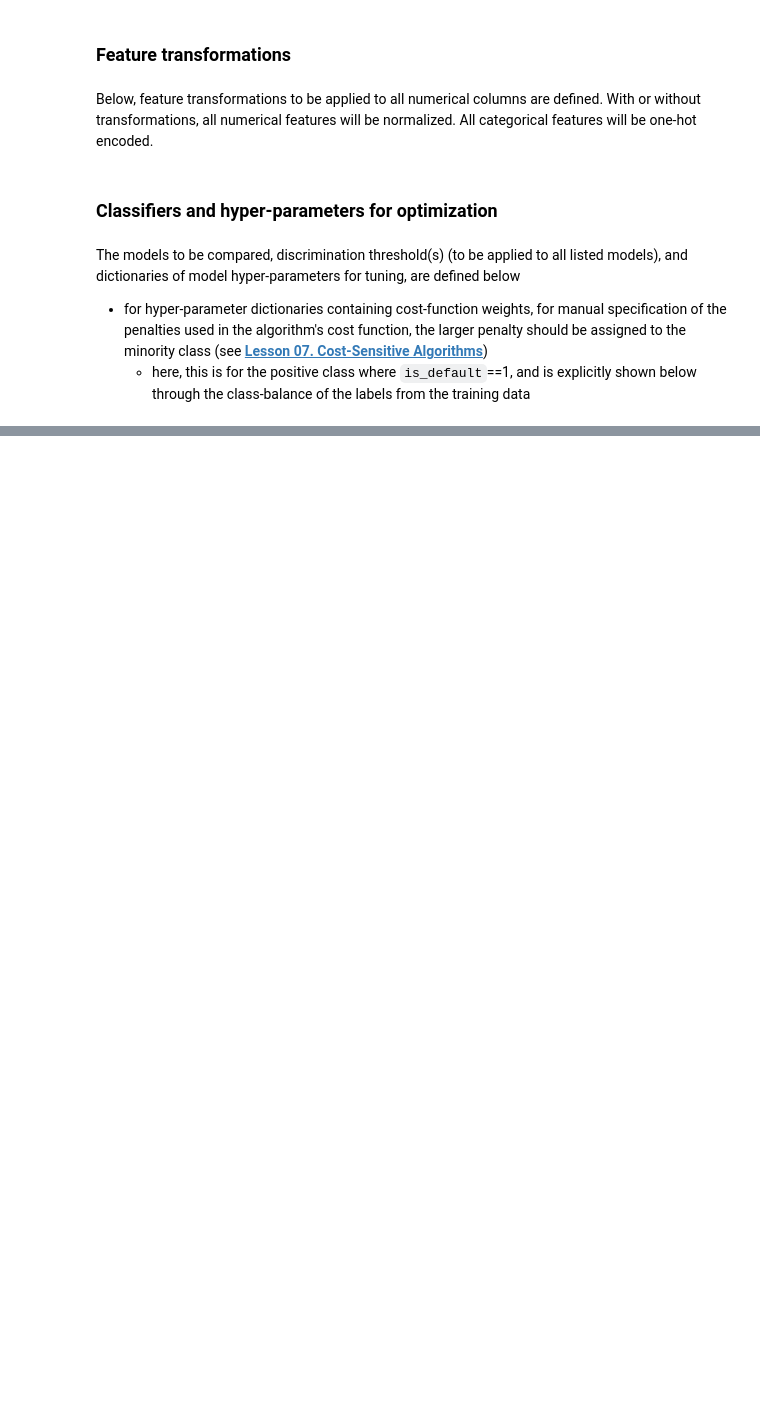
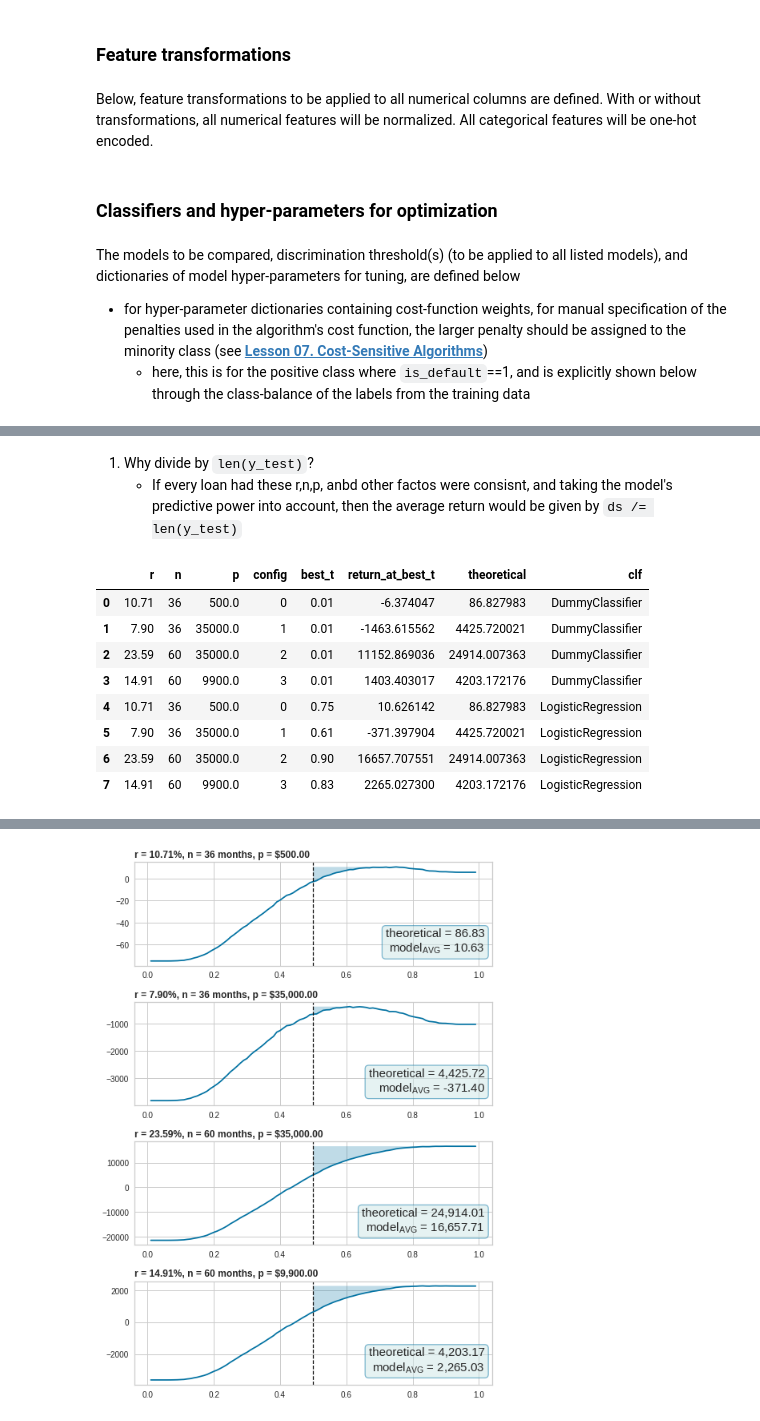
Before and after one commit to edesz/predict-loan-defaults, a Jupyter notebook: 5_experiments_in_classification_v2.ipynb, the cells around one changed output, grey strips where cells are left out. Saved outputs shown, nothing was run; the diff lists cells and outputs as text; code cells hidden in the pictures; blank space fills up the shorter version.

```diff
--- a/5_experiments_in_classification_v2.ipynb
+++ b/5_experiments_in_classification_v2.ipynb
@@ -498,0 +528,16 @@ display(df_gs[cols_to_show])
+# %%
+%%time
+cv = StratifiedKFold(n_splits=5, shuffle=False)
+df_gs = gridsearch(
+    X_train,
+    y_train,
+    parameters,
+    preprocessors["no_trans"],
+    cv,
+    multi_scorers,
+    threshold=0.5,
+)
+param_cols = df_gs.columns[
+    df_gs.columns.to_series().str.contains("param_")
+].tolist()
+display(df_gs[["clf"]+param_cols+cols_to_show])
@@ -498,0 +566,6 @@ display(df_gs[cols_to_show])
+# %%
+best_cfg_idx = 0
+best_dummy_cfg_idx = 8
+best_pipe, best_dummy_pipe = get_best_pipes(
+    best_cfg_idx, best_dummy_cfg_idx, df_gs, preprocessors["no_trans"], param_cols
+)
@@ -498,0 +590,3 @@ display(df_gs[cols_to_show])
+# %%
+_, confs = get_components_of_returns(X_val)
+confs
@@ -498,0 +598,5 @@ display(df_gs[cols_to_show])
+# %%
+%%time
+best_pipe.fit(X_train, y_train)
+best_dummy_pipe.fit(X_train, y_train)
+y_probs_val = best_pipe.predict_proba(X_val)[:, 1]
@@ -498,0 +630,18 @@ display(df_gs[cols_to_show])
+# %% [markdown]
+1. Why divide by `len(y_test)`?
+   - If every loan had these r,n,p, anbd other factos were consisnt, and taking the model's predictive power into account, then the average return would be given by `ds /= len(y_test)`
+# %%
+%%time
+df_returns_t_tuned, df_returns_t_tuning_full = plot_cost_function_based_threshold_tuning_plots(best_pipe, best_dummy_pipe, X_val, y_val, confs, thresholds_list)
+display(df_returns_t_tuned)
+display(df_returns_t_tuning_full.head())
+# %% [output]
+|  | r | n | p | config | best_t | return_at_best_t | theoretical | clf |
+| 0 | 10.71 | 36 | 500.0 | 0 | 0.01 | -6.374047 | 86.827983 | DummyClassifier |
+| 1 | 7.90 | 36 | 35000.0 | 1 | 0.01 | -1463.615562 | 4425.720021 | DummyClassifier |
+| 2 | 23.59 | 60 | 35000.0 | 2 | 0.01 | 11152.869036 | 24914.007363 | DummyClassifier |
+| 3 | 14.91 | 60 | 9900.0 | 3 | 0.01 | 1403.403017 | 4203.172176 | DummyClassifier |
+| 4 | 10.71 | 36 | 500.0 | 0 | 0.75 | 10.626142 | 86.827983 | LogisticRegression |
+| 5 | 7.90 | 36 | 35000.0 | 1 | 0.61 | -371.397904 | 4425.720021 | LogisticRegression |
+| 6 | 23.59 | 60 | 35000.0 | 2 | 0.90 | 16657.707551 | 24914.007363 | LogisticRegression |
+| 7 | 14.91 | 60 | 9900.0 | 3 | 0.83 | 2265.027300 | 4203.172176 | LogisticRegression |
@@ -498,0 +656 @@ display(df_gs[cols_to_show])
+[figure, added]
```
Also changed, not shown: parts of 47 cells of this notebook, 11 other files.
